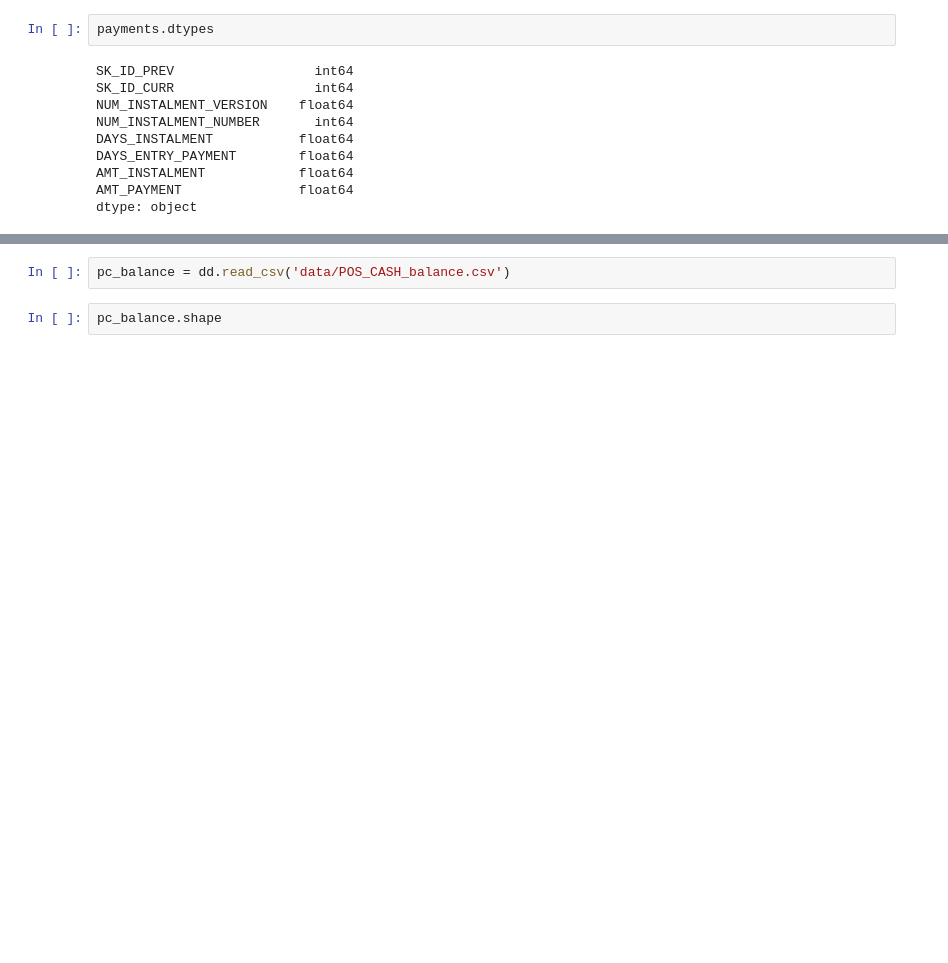
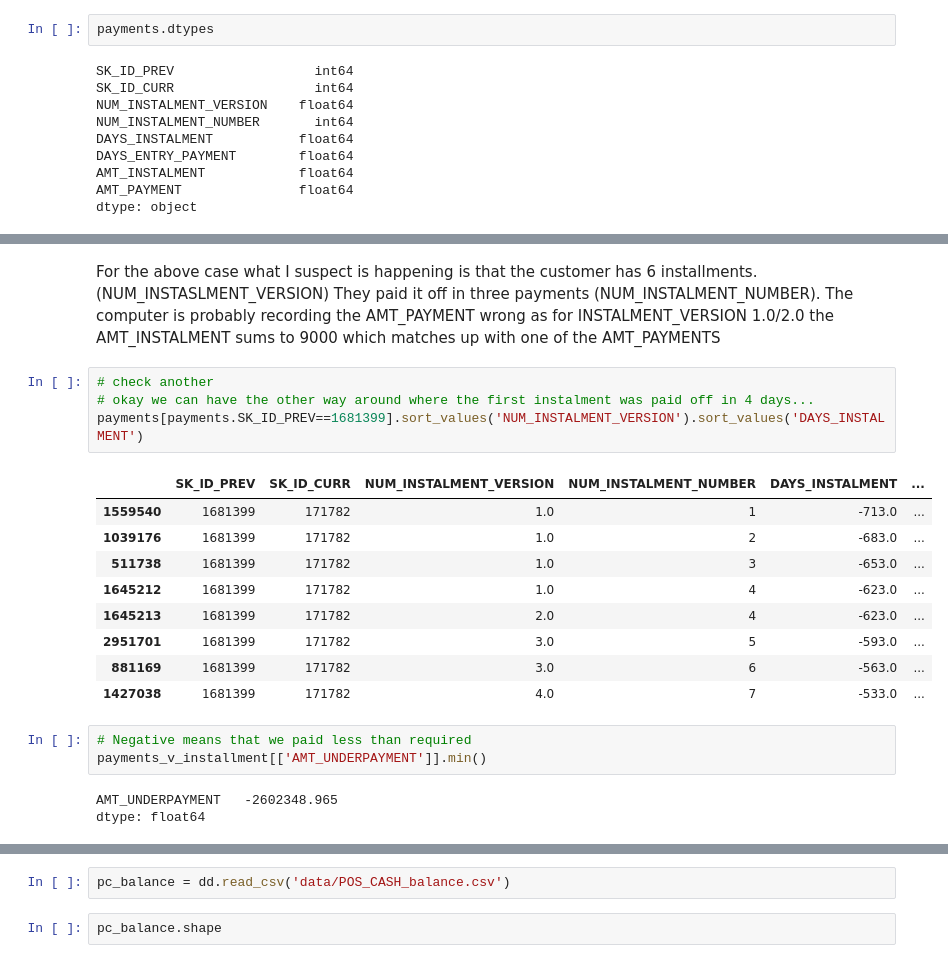
Before and after one commit to odog96/cml-rapids, a Jupyter notebook: First_Exploration.ipynb, the cells around one changed output, grey strips where cells are left out. Saved outputs shown, nothing was run; the diff lists cells and outputs as text; blank space fills up the shorter version.

```diff
--- a/First_Exploration.ipynb
+++ b/First_Exploration.ipynb
@@ -352,0 +405,23 @@ dtype: object
+# %% [markdown]
+For the above case what I suspect is happening is that the customer has 6 installments. (NUM_INSTASLMENT_VERSION)
+They paid it off in three payments (NUM_INSTALMENT_NUMBER). The computer is probably recording the AMT_PAYMENT wrong as for INSTALMENT_VERSION 1.0/2.0 the AMT_INSTALMENT sums to 9000 which matches up with one of the AMT_PAYMENTS
+# %%
+# check another
+# okay we can have the other way around where the first instalment was paid off in 4 days...
+payments[payments.SK_ID_PREV==1681399].sort_values('NUM_INSTALMENT_VERSION').sort_values('DAYS_INSTALMENT')
+# %% [output]
+|  | SK_ID_PREV | SK_ID_CURR | NUM_INSTALMENT_VERSION | NUM_INSTALMENT_NUMBER | DAYS_INSTALMENT | ... |
+| 1559540 | 1681399 | 171782 | 1.0 | 1 | -713.0 | ... |
+| 1039176 | 1681399 | 171782 | 1.0 | 2 | -683.0 | ... |
+| 511738 | 1681399 | 171782 | 1.0 | 3 | -653.0 | ... |
+| 1645212 | 1681399 | 171782 | 1.0 | 4 | -623.0 | ... |
+| 1645213 | 1681399 | 171782 | 2.0 | 4 | -623.0 | ... |
+| 2951701 | 1681399 | 171782 | 3.0 | 5 | -593.0 | ... |
+| 881169 | 1681399 | 171782 | 3.0 | 6 | -563.0 | ... |
+| 1427038 | 1681399 | 171782 | 4.0 | 7 | -533.0 | ... |
+# %%
+# Negative means that we paid less than required
+payments_v_installment[['AMT_UNDERPAYMENT']].min()
+# %% [output]
+AMT_UNDERPAYMENT   -2602348.965
+dtype: float64
```
Also changed, not shown: parts of 22 cells of this notebook, 1 other file.
